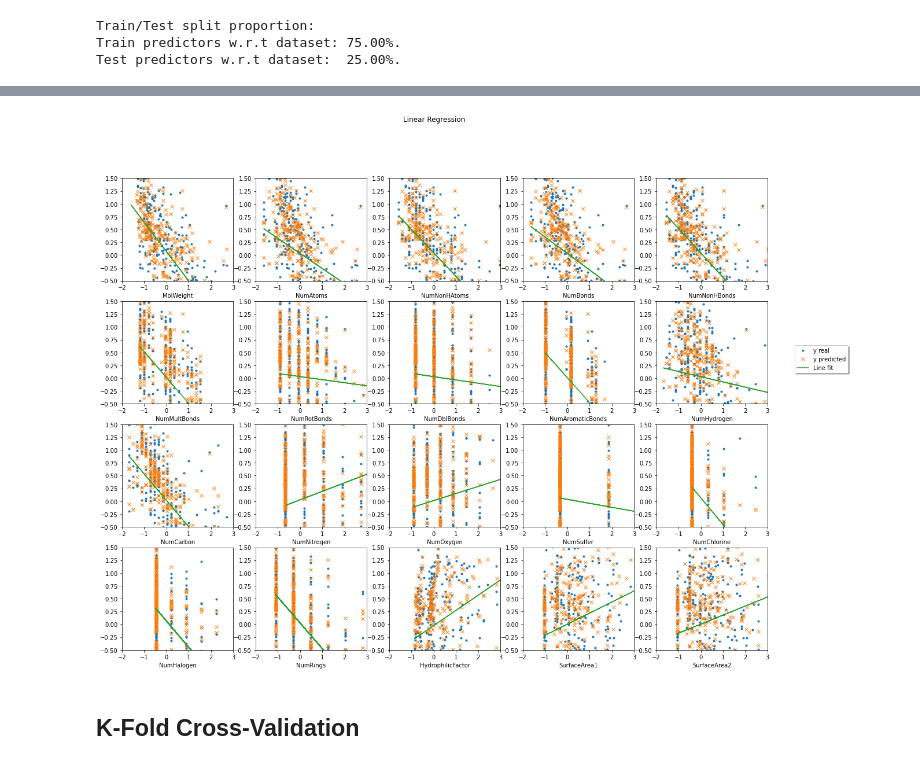
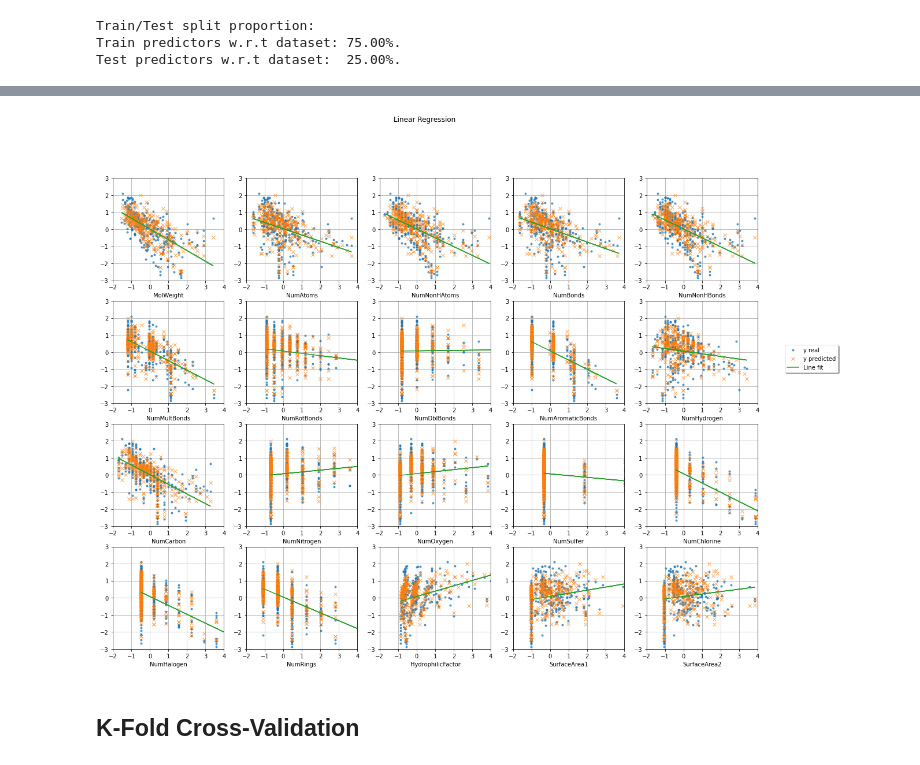
Before and after one commit to lucasabdalah/Exploratory-Data-Analisys, a Jupyter notebook: code/hw2/data_regression.ipynb, the cells around one changed output, grey strips where cells are left out. Cells and saved outputs as stored; diff of their text form; code cells hidden in the pictures.

```diff
--- a/code/hw2/data_regression.ipynb
+++ b/code/hw2/data_regression.ipynb
@@ -306,29 +307,31 @@ for i in range(N_predictors):
     m[i], b[i] = np.polyfit(X_test[X_test.columns[i]], y_pred, 1) # setting model parameters
 # %%
 i = 0
-bottom = -0.5
-top = 1.5
+bottom = -3
+top = 3
 nrow = 4
 ncol = 5
 fig3, axes3 = plt.subplots(nrow, ncol, figsize = (20, 15))
 for row_i in range(nrow):
     for col_i in range(ncol):
         lineFit=m[i]*X_test[X_test.columns[i]]+b[i]
         ax3 = axes3[row_i]
-        ax3[col_i].plot(X_test[X_test.columns[i]], y_test, '.', label = 'y real')
-        ax3[col_i].plot(X_test[X_test.columns[i]], y_pred, 'x', label = 'y predicted')
+        ax3[col_i].plot(X_test[X_test.columns[i]], y_test, '.', label = 'y real', alpha = .7)
+        ax3[col_i].plot(X_test[X_test.columns[i]], y_pred, 'x', label = 'y predicted', alpha = .7)
         ax3[col_i].plot(X_test[X_test.columns[i]], lineFit, '-', label = 'Line fit')
         ax3[col_i].set_xlabel(X_test.columns[i])
-        ax3[col_i].set_xlim(-2, 3)
+        ax3[col_i].set_xlim(-2, 4)
         ax3[col_i].set_ylim(bottom, top)
+        ax3[col_i].grid()
         i += 1
 
 fig3.suptitle('Linear Regression')
 plt.legend(loc = 'upper right', bbox_to_anchor = (1.75, 3), frameon = True, shadow = True)
 plt.tight_layout()
+
 plt.show()
 # %% [output]
-[figure, old version]
+[figure, new version]
 # %% [markdown]
 ## K-Fold Cross-Validation
 # %%
```
Also changed, not shown: parts of 5 cells of this notebook.
